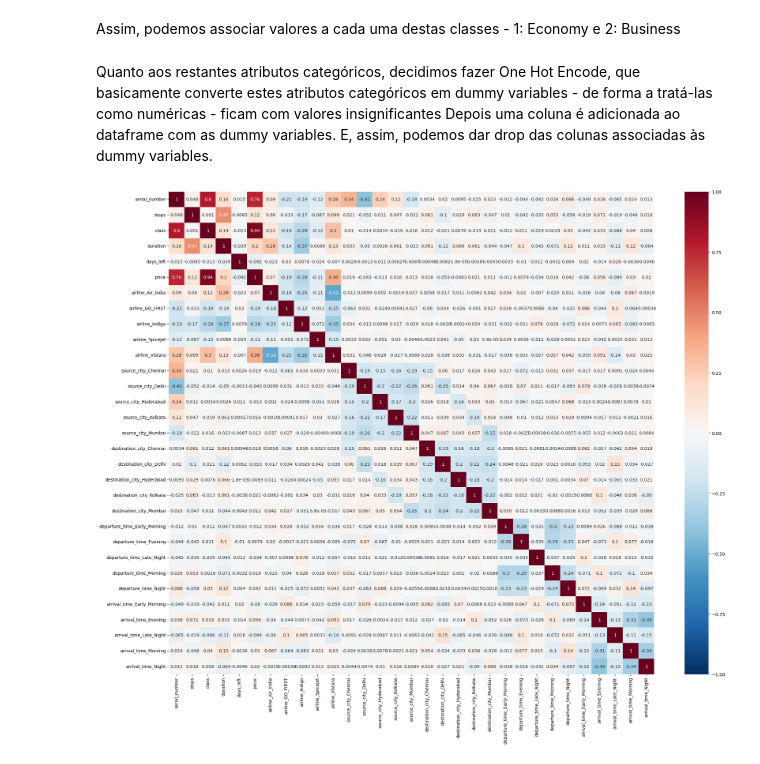
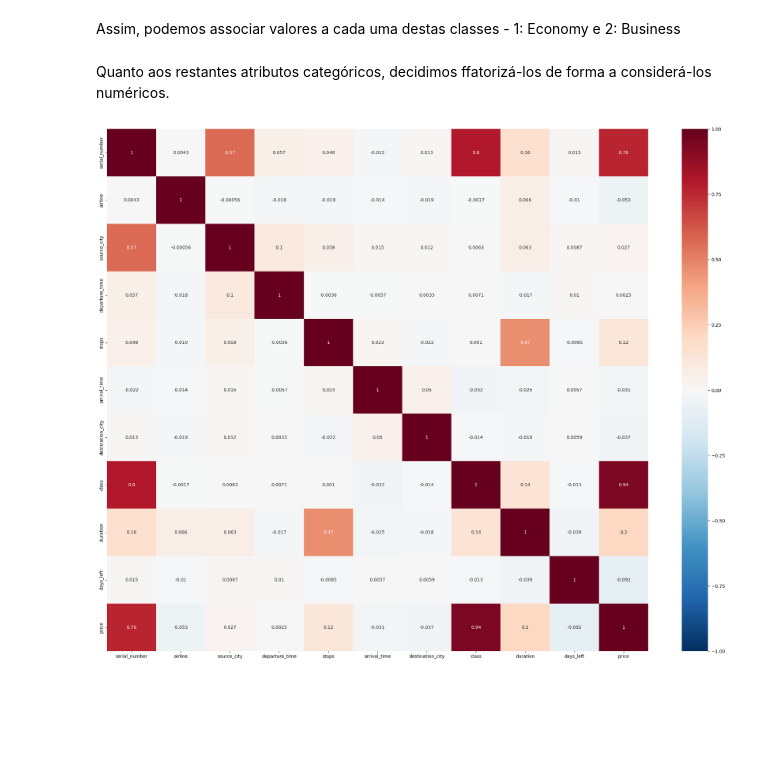
Before and after one commit to orlandopalmeira/Trabalho-DAA-2023-2024, a Jupyter notebook: Tarefa_1/tarefa_1_analise_2_dataset.ipynb, the cells around one changed output. Saved outputs shown, nothing was run; the diff lists cells and outputs as text; code cells hidden in the pictures; blank space fills up the shorter version.

Commit message:
instead of one hot encoder using factorize instead

```diff
--- a/Tarefa_1/tarefa_1_analise_2_dataset.ipynb
+++ b/Tarefa_1/tarefa_1_analise_2_dataset.ipynb
@@ -519,12 +521,10 @@ array(['Economy', 'Business'], dtype=object)
 Assim, podemos associar valores a cada uma destas classes - 1: Economy e 2: Business
 # %%
 dataf2["class"] = dataf2["class"].replace({'Economy':0,'Business':1}).astype(int)
-# %% [markdown]
-Quanto aos restantes atributos categóricos, decidimos fazer One Hot Encode, que basicamente converte estes atributos categóricos em dummy variables - de forma a tratá-las como numéricas - ficam com valores insignificantes
-Depois uma coluna é adicionada ao dataframe com as dummy variables.
-E, assim, podemos dar drop das colunas associadas às dummy variables.
+# %% [markdown]
+Quanto aos restantes atributos categóricos, decidimos ffatorizá-los de forma a considerá-los numéricos.
 # %%
-categorical_features = ["airline", "source_city", "destination_city", "departure_time", "arrival_time"]
+""" categorical_features = ["airline", "source_city", "destination_city", "departure_time", "arrival_time"]
 
 encoder = OneHotEncoder(drop='first', sparse=False)
 
@@ -534,12 +534,19 @@ dummy_variables = pd.DataFrame(encoded_features, columns=encoder.get_feature_nam
 
 dataf2 = pd.concat([dataf2, dummy_variables], axis=1)
 
-dataf2 = dataf2.drop(categorical_features, axis=1)
+dataf2 = dataf2.drop(categorical_features, axis=1) """
+
+data_FAC = dataf2.copy()
+
+features_to_encode = ['airline', 'source_city', 'departure_time', 'stops', 'arrival_time', 'destination_city']
+
+for f in features_to_encode:
+    data_FAC[f] = pd.factorize(data_FAC[f]) [0] + 1
 # %%
-numeric_dataf2 = dataf2.select_dtypes(include='number')
+numeric_dataf2 = data_FAC.select_dtypes(include='number')
 
 plt.figure(figsize=(27, 21))
 sns.heatmap(numeric_dataf2.corr(), annot=True, vmin=-1.0, vmax=1.0, center=0, cmap='RdBu_r')
 plt.show()
 # %% [output]
-[figure, old version]
+[figure, new version]
```
Also changed, not shown: parts of 1 cell of this notebook.
